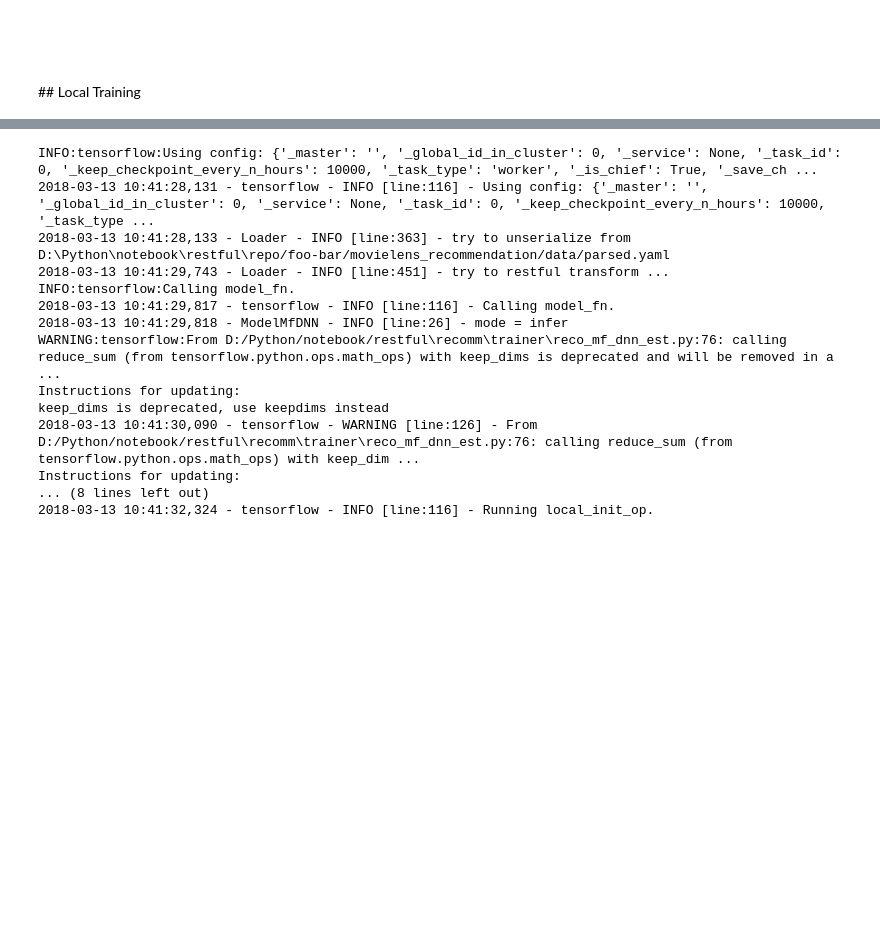
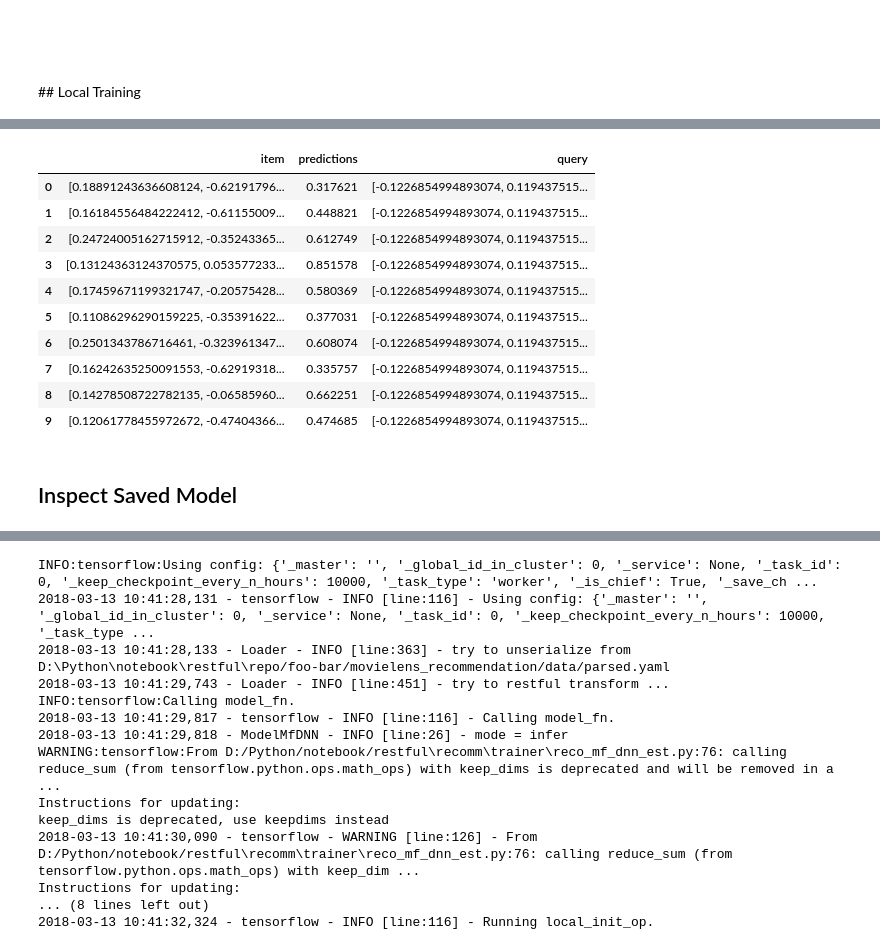
Before and after one commit to GaryChenCloudMile/restful, a Jupyter notebook: notebook/unit_test.ipynb, the cells around one changed output, grey strips where cells are left out. Saved outputs shown, nothing was run; the diff lists cells and outputs as text; code cells hidden in the pictures; blank space fills up the shorter version.

```diff
--- a/notebook/unit_test.ipynb
+++ b/notebook/unit_test.ipynb
@@ -516,0 +484,20 @@ ValueError: The two structures don't have the same sequence length. Input struct
+# %%
+from tensorflow.contrib import predictor
+
+utils = reload('recomm.trainer.utils.utils')
+env = reload('recomm.trainer.env')
+est = reload('recomm.trainer.reco_mf_dnn_est')
+flex = reload('recomm.trainer.utils.flex')
+service = reload('recomm.trainer.service')
+data_for_model = restful_data((22,), 10)
+
+ctrl = reload('recomm.trainer.ctrl').Ctrl.instance
+params = {'conf_path': 'D:/Python/notebook/restful/repo/user_supplied/movielens.yaml',
+          'is_local': True,
+          'runtime_version': '1.5',
+          'train_steps': 600}
+loader = ctrl.load_schema(params)
+data_for_model = loader.trans_json(data=data_for_model)
+data_for_model = pd.DataFrame.from_records(data_for_model).to_dict('list')
+pred_fn = predictor.from_saved_model('D:/Python/notebook/restful/repo/foo-bar/movielens_recommendation/model/export/export_foo-bar/1521016243')
+r = pred_fn(data_for_model)
@@ -516,0 +509,16 @@ ValueError: The two structures don't have the same sequence length. Input struct
+# %%
+pd.DataFrame(dict(zip(  r.keys(), map(lambda e: e.tolist(), r.values()) )))
+# %% [output]
+|  | item | predictions | query |
+| 0 | [0.18891243636608124, -0.62191796... | 0.317621 | [-0.1226854994893074, 0.119437515... |
+| 1 | [0.16184556484222412, -0.61155009... | 0.448821 | [-0.1226854994893074, 0.119437515... |
+| 2 | [0.24724005162715912, -0.35243365... | 0.612749 | [-0.1226854994893074, 0.119437515... |
+| 3 | [0.13124363124370575, 0.053577233... | 0.851578 | [-0.1226854994893074, 0.119437515... |
+| 4 | [0.17459671199321747, -0.20575428... | 0.580369 | [-0.1226854994893074, 0.119437515... |
+| 5 | [0.11086296290159225, -0.35391622... | 0.377031 | [-0.1226854994893074, 0.119437515... |
+| 6 | [0.2501343786716461, -0.323961347... | 0.608074 | [-0.1226854994893074, 0.119437515... |
+| 7 | [0.16242635250091553, -0.62919318... | 0.335757 | [-0.1226854994893074, 0.119437515... |
+| 8 | [0.14278508722782135, -0.06585960... | 0.662251 | [-0.1226854994893074, 0.119437515... |
+| 9 | [0.12061778455972672, -0.47404366... | 0.474685 | [-0.1226854994893074, 0.119437515... |
+# %% [markdown]
+## Inspect Saved Model
```
Also changed, not shown: parts of 25 cells of this notebook, 7 other files.
